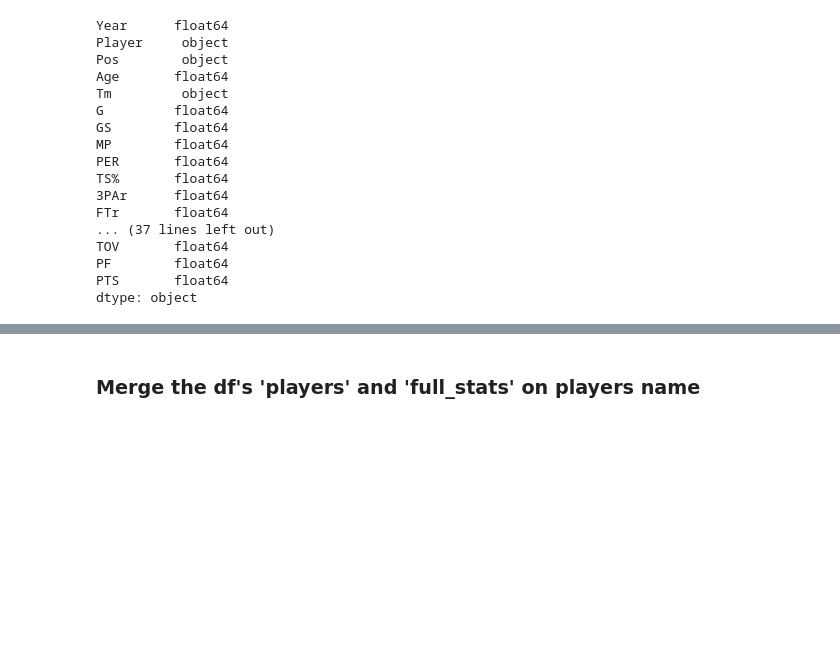
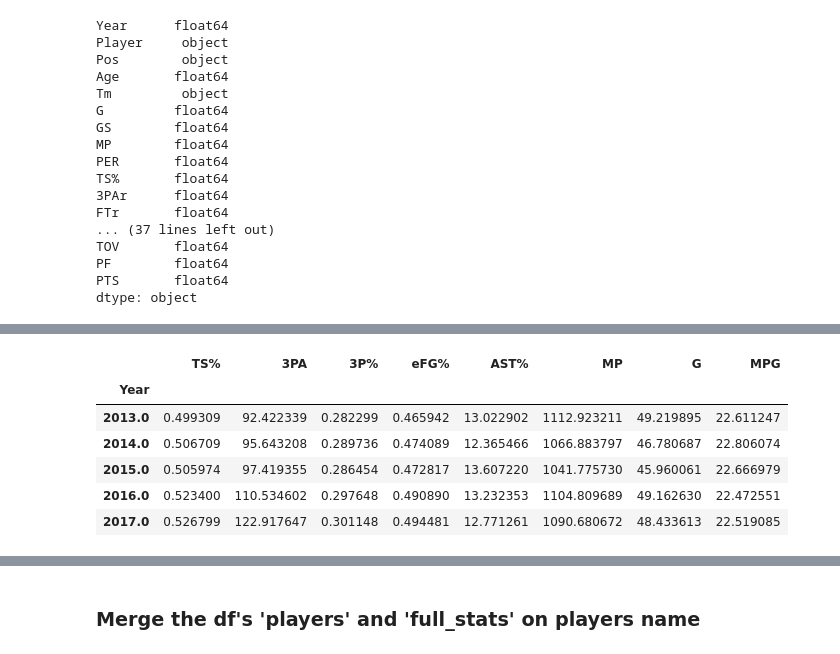
Before and after one commit to tttgm/NBA-Trade-Tracker, a Jupyter notebook: NBA-dataset_basketball-reference.ipynb, the cells around one changed output, grey strips where cells are left out. Drawn from its saved outputs; the diff is of its cells as text; code cells hidden in the pictures; blank space fills up the shorter version.

```diff
--- a/NBA-dataset_basketball-reference.ipynb
+++ b/NBA-dataset_basketball-reference.ipynb
@@ -76,0 +92,10 @@ dtype: object
+# %%
+sub_df.tail(5)
+# %% [output]
+|  | TS% | 3PA | 3P% | eFG% | AST% | MP | G | MPG |
+| Year |  |  |  |  |  |  |  |  |
+| 2013.0 | 0.499309 | 92.422339 | 0.282299 | 0.465942 | 13.022902 | 1112.923211 | 49.219895 | 22.611247 |
+| 2014.0 | 0.506709 | 95.643208 | 0.289736 | 0.474089 | 12.365466 | 1066.883797 | 46.780687 | 22.806074 |
+| 2015.0 | 0.505974 | 97.419355 | 0.286454 | 0.472817 | 13.607220 | 1041.775730 | 45.960061 | 22.666979 |
+| 2016.0 | 0.523400 | 110.534602 | 0.297648 | 0.490890 | 13.232353 | 1104.809689 | 49.162630 | 22.472551 |
+| 2017.0 | 0.526799 | 122.917647 | 0.301148 | 0.494481 | 12.771261 | 1090.680672 | 48.433613 | 22.519085 |
```
Also changed, not shown: parts of 8 cells of this notebook.
